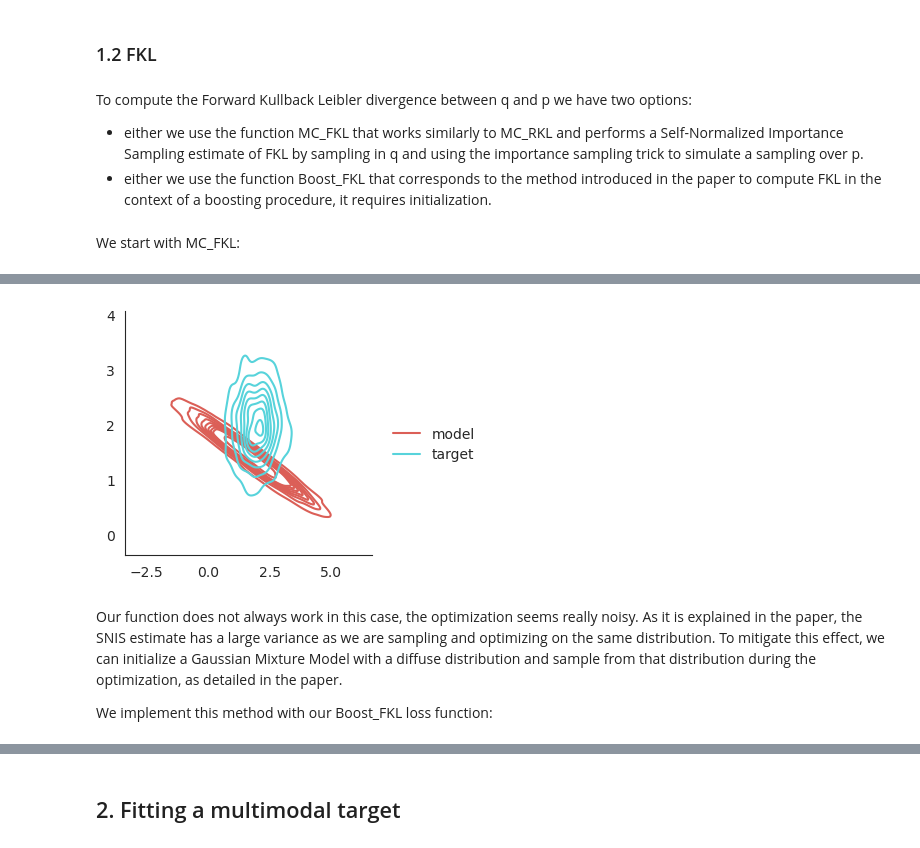
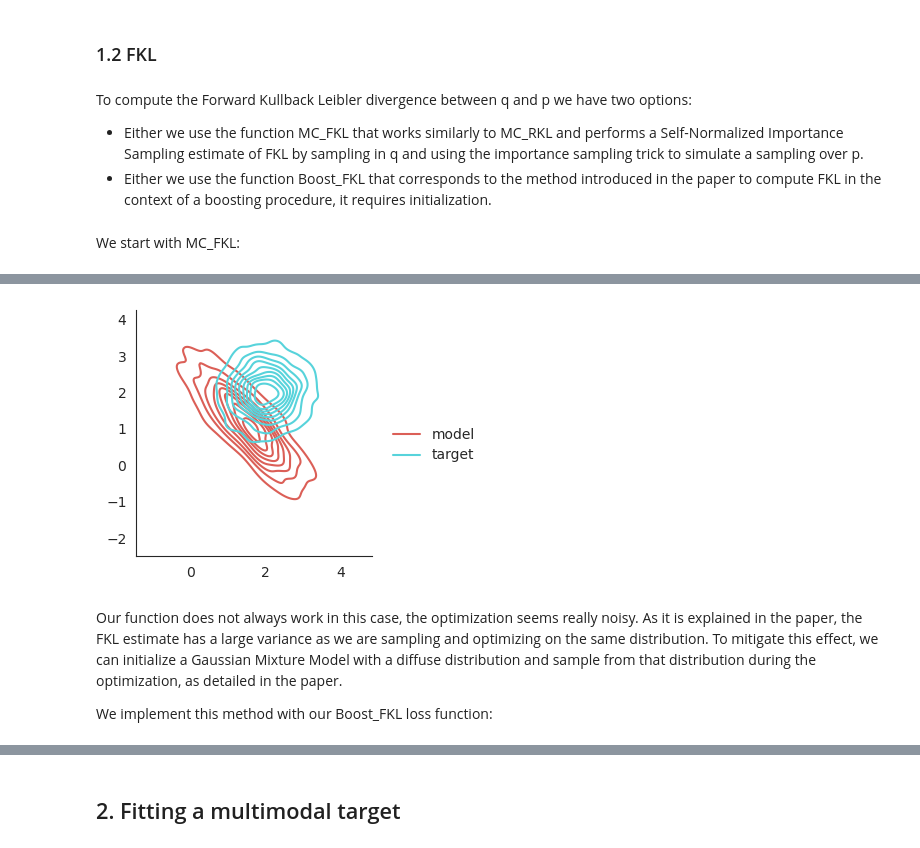
Before and after one commit to eugeneberta/mva-bml, a Jupyter notebook: ImportanceSamplingFKL.ipynb, the cells around one changed output, grey strips where cells are left out. Drawn from its saved outputs; the diff is of its cells as text; code cells hidden in the pictures.

```diff
--- a/ImportanceSamplingFKL.ipynb
+++ b/ImportanceSamplingFKL.ipynb
@@ -64,9 +64,9 @@ model = GaussianParticle(
 )
 
 # optimization procedure:
-opt = optim.Adam(model.parameters(), lr=0.01)
+opt = optim.Adam(model.parameters(), lr=1e-3)
 
-for step in range(2000):
+for step in range(5000):
     loss = MC_RKL(p=target, q=model)
 
     opt.zero_grad()
@@ -74,7 +74,7 @@ for step in range(2000):
     opt.step()
 
     # logging:
-    if step%500==0:
+    if step%1000==0:
         print(f'step:{step}, loss:{loss.detach().numpy()}')
 
 plot_distribs({'model':model, 'target':target})
@@ -88,8 +89,8 @@ step:1500, loss:nan
 ### 1.2 FKL
 # %% [markdown]
 To compute the Forward Kullback Leibler divergence between q and p we have two options:
-- either we use the function MC_FKL that works similarly to MC_RKL and performs a Self-Normalized Importance Sampling estimate of FKL by sampling in q and using the importance sampling trick to simulate a sampling over p.
-- either we use the function Boost_FKL that corresponds to the method introduced in the paper to compute FKL in the context of a boosting procedure, it requires initialization.
+- Either we use the function MC_FKL that works similarly to MC_RKL and performs a Self-Normalized Importance Sampling estimate of FKL by sampling in q and using the importance sampling trick to simulate a sampling over p.
+- Either we use the function Boost_FKL that corresponds to the method introduced in the paper to compute FKL in the context of a boosting procedure, it requires initialization.
 # %% [markdown]
 We start with MC_FKL:
 # %%
@@ -101,9 +102,9 @@ model = GaussianParticle(
 )
 
 # optimization procedure:
-opt = optim.Adam(model.parameters(), lr=0.001)
+opt = optim.Adam(model.parameters(), lr=1e-4)
 
-for step in range(2000):
+for step in range(5000):
     loss = MC_FKL(p=target, q=model)
 
     opt.zero_grad()
@@ -111,7 +112,7 @@ for step in range(2000):
     opt.step()
 
     # logging:
-    if step%500==0:
+    if step%1000==0:
         print(f'step:{step}, loss:{loss.detach().numpy()}')
 
 plot_distribs({'model':model, 'target':target})
@@ -123,6 +125,6 @@ step:1500, loss:0.5525344610214233
-[figure, old version]
+[figure, new version]
 # %% [markdown]
-Our function does not always work in this case, the optimization seems really noisy. As it is explained in the paper, the SNIS estimate has a large variance as we are sampling and optimizing on the same distribution. To mitigate this effect, we can initialize a Gaussian Mixture Model with a diffuse distribution and sample from that distribution during the optimization, as detailed in the paper.
+Our function does not always work in this case, the optimization seems really noisy. As it is explained in the paper, the FKL estimate has a large variance as we are sampling and optimizing on the same distribution. To mitigate this effect, we can initialize a Gaussian Mixture Model with a diffuse distribution and sample from that distribution during the optimization, as detailed in the paper.
 
 We implement this method with our Boost_FKL loss function:
 # %%
```
Also changed, not shown: parts of 19 cells of this notebook, 1 other file.
